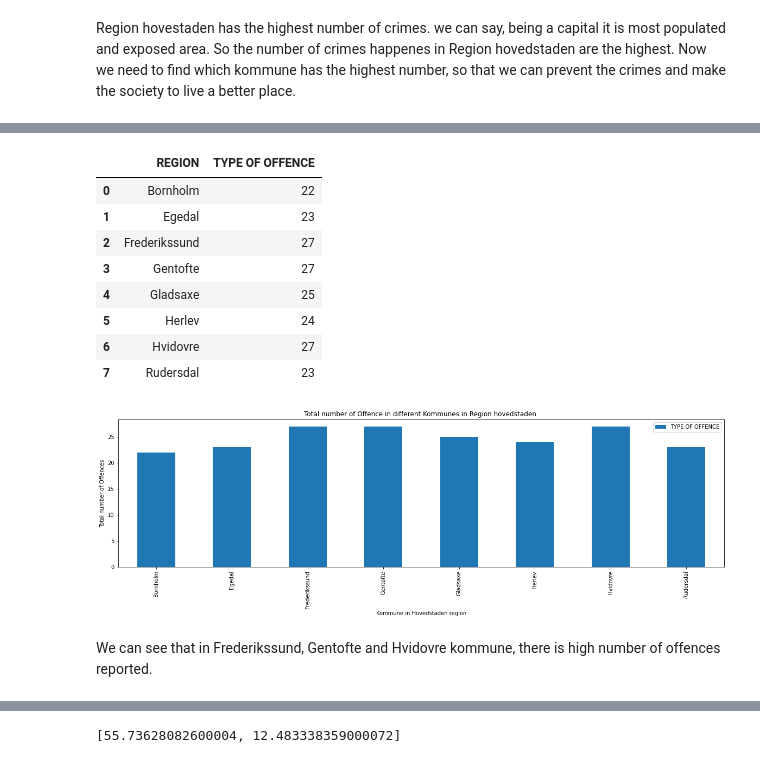
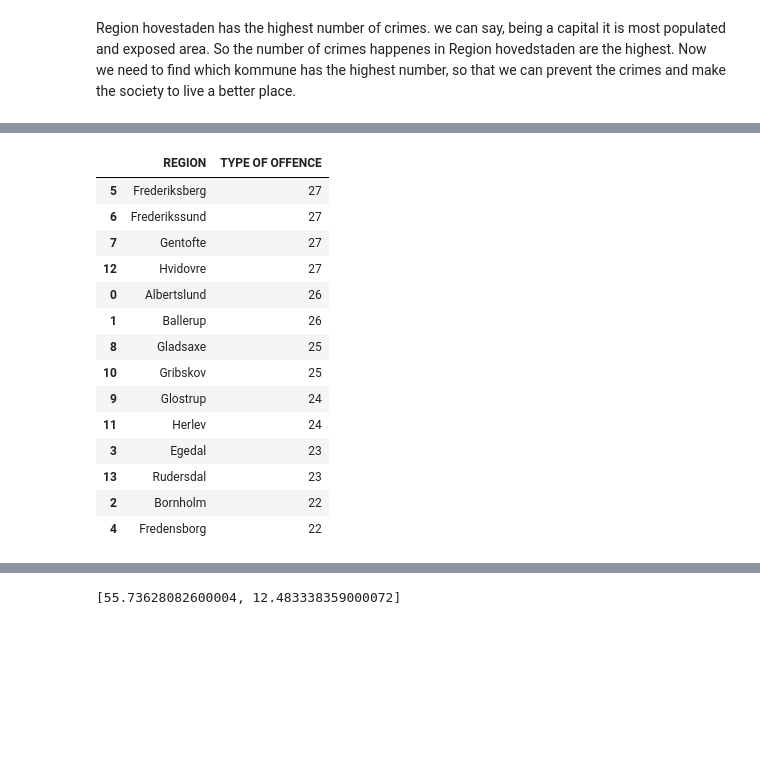
Before and after one commit to sugban/Personal-projects, a Jupyter notebook: Denmark_statistics.ipynb, the cells around one changed output, grey strips where cells are left out. Saved outputs shown, nothing was run; the diff lists cells and outputs as text; code cells hidden in the pictures; blank space fills up the shorter version.

```diff
--- a/Denmark_statistics.ipynb
+++ b/Denmark_statistics.ipynb
@@ -309,6 +331,6 @@ df_hovedstaden = pd.read_excel('/content/drive/My Drive/PYTHON   SQL   EXCEL/pos
 # %%
-df_hovedstaden.rename(columns = {'Region Hovedstaden':'REGION'}, inplace = True)
-df_hovedstaden
+df_hd.rename(columns = {'Region Hovedstaden':'REGION'}, inplace = True)
+df_hd.head()
 # %% [output]
 |  | REGION | Postcode | Population |
 | 0 | Albertslund | 2620 | 30000 |
@@ -329,0 +350,3 @@ df_hovedstaden
+# %%
+df_hd = df_hd.merge(df_crime_2011_2019, on='REGION', how = 'inner' )
+df_hd.head(5)
@@ -340,0 +362,7 @@ df_hovedstaden.head()
+# %%
+# crime per capita (10,000)
+df_hd['crime_per_capita(2019)'] = df_hd['2019']/df_hd['Population']
+df_hd['crime_per_capita(2018)'] = df_hd['2018']/df_hd['Population']
+df_hd['crime_per_capita(2017)'] = df_hd['2017']/df_hd['Population']
+df_hd['crime_per_capita(2016)'] = df_hd['2016']/df_hd['Population']
+df_hd.head()
@@ -340,0 +376,3 @@ df_hovedstaden.head()
+# %%
+df_hovedstaden_offence = df_hd.groupby(['REGION','TYPE OF OFFENCE'])['crime_per_capita(2019)','crime_per_capita(2018)','crime_per_capita(2017)','crime_per_capita(2016)'].sum().reset_index()
+df_hovedstaden_offence.head()
@@ -361,23 +414,20 @@ plt.show()
 # %%
-df_hovedstaden_count = df_hovedstaden.groupby(['REGION'])['TYPE OF OFFENCE'].count().reset_index()
-df_hovedstaden_count
+df_offence_plot = df_hovedstaden_offence.groupby(['REGION'])['TYPE OF OFFENCE'].count().reset_index()
+df_offence_plot.sort_values(['TYPE OF OFFENCE'], ascending=False, inplace=True)
+df_offence_plot
 # %% [output]
 |  | REGION | TYPE OF OFFENCE |
-| 0 | Bornholm | 22 |
-| 1 | Egedal | 23 |
-| 2 | Frederikssund | 27 |
-| 3 | Gentofte | 27 |
-| 4 | Gladsaxe | 25 |
-| 5 | Herlev | 24 |
-| 6 | Hvidovre | 27 |
-| 7 | Rudersdal | 23 |
+| 5 | Frederiksberg | 27 |
+| 6 | Frederikssund | 27 |
+| 7 | Gentofte | 27 |
+| 12 | Hvidovre | 27 |
+| 0 | Albertslund | 26 |
+| 1 | Ballerup | 26 |
+| 8 | Gladsaxe | 25 |
+| 10 | Gribskov | 25 |
+| 9 | Glostrup | 24 |
+| 11 | Herlev | 24 |
+| 3 | Egedal | 23 |
+| 13 | Rudersdal | 23 |
+| 2 | Bornholm | 22 |
+| 4 | Fredensborg | 22 |
-# %%
-df_hovedstaden_count.plot(x ='REGION', y='TYPE OF OFFENCE', kind = 'bar',figsize=(20, 5))
-plt.ylabel('Total number of Offences')
-plt.xlabel('Kommune in Hovedstaden region')
-plt.title('Total number of Offence in different Kommunes in Region hovedstaden ')
-plt.show()
-# %% [output]
-[figure, removed]
-# %% [markdown]
-We can see that in Frederikssund, Gentofte and Hvidovre kommune, there is high number of offences reported.
```
Also changed, not shown: parts of 27 cells of this notebook.
